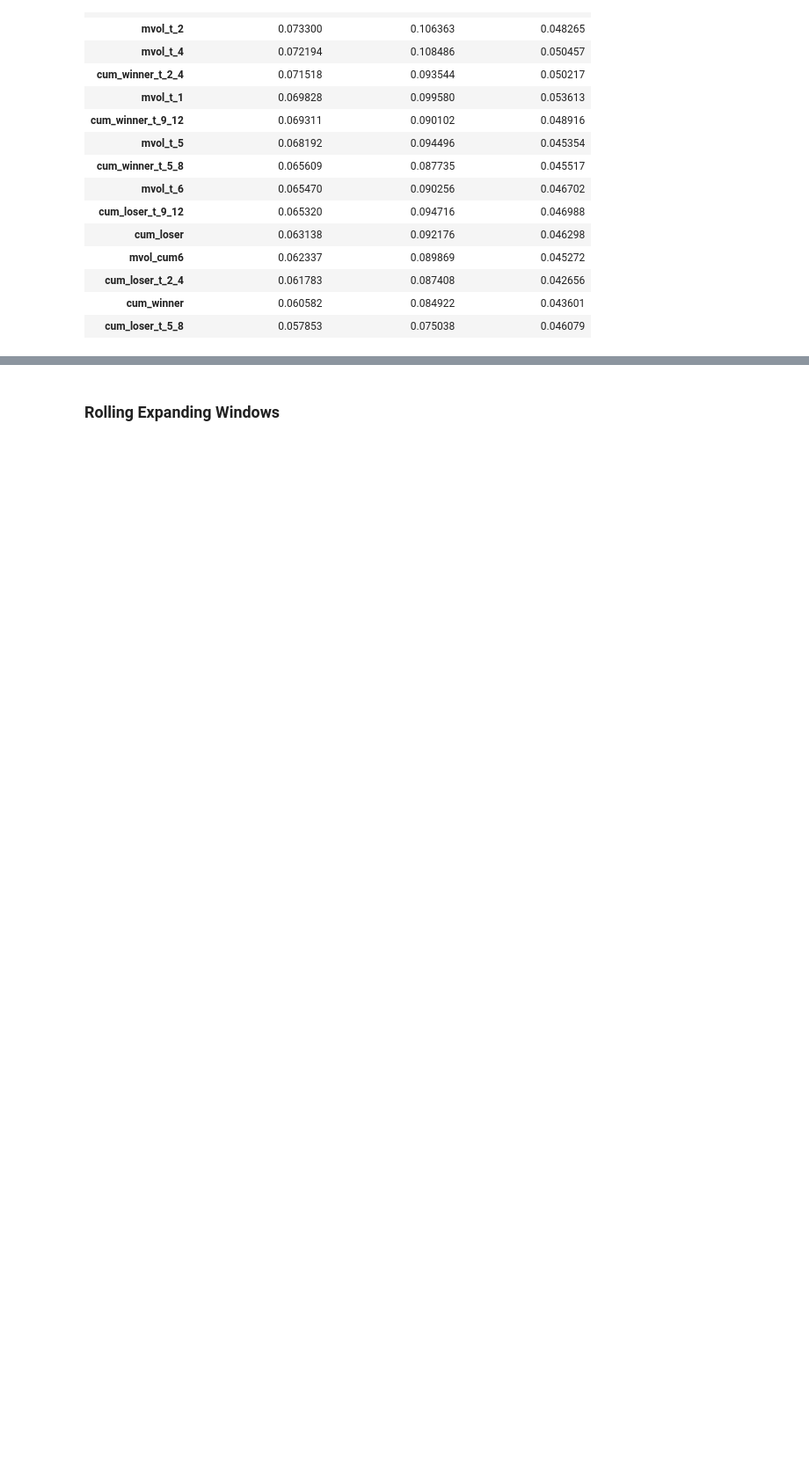
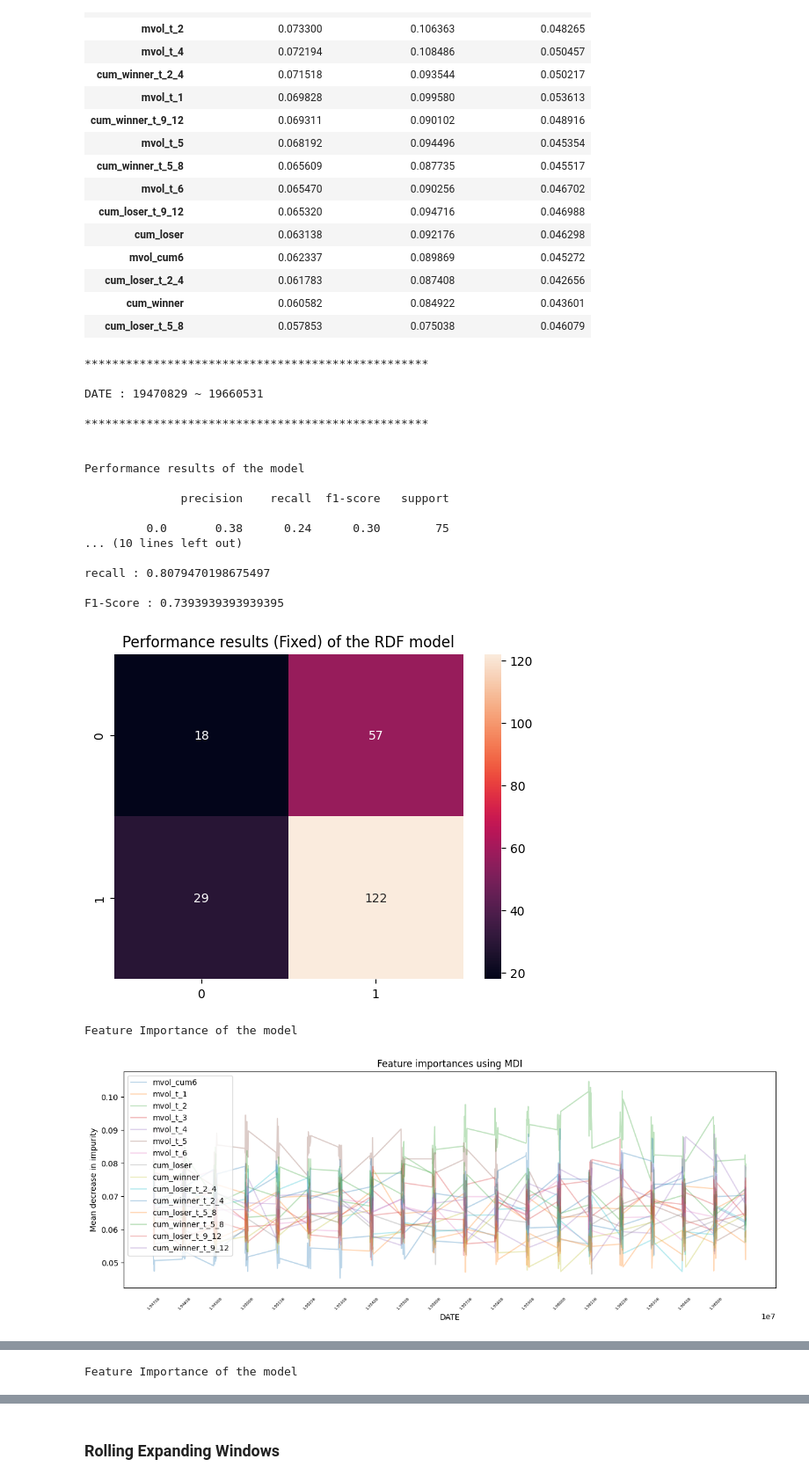
Before and after one commit to namwootree/UNIST_AICP, a Jupyter notebook: Rolling_Windows.ipynb, the cells around one changed output, grey strips where cells are left out. Shown at 88% size. Cells and saved outputs as stored; diff of their text form; code cells hidden in the pictures; blank space fills up the shorter version.

```diff
--- a/Rolling_Windows.ipynb
+++ b/Rolling_Windows.ipynb
@@ -173,7 +173,7 @@ def Roling_Windows(data, window_size, method, model, model_name, plot=True, plot
 
   # 모델의 변수 중요도 시각화
   if plot_feature == True:
-    plot_feature_importances(df_feature)
+    plot_feature_importances(result)
     print()
 
   # 학습 및 테스트 데이터 정보, 실제값과 예측값 정보, 변수 중요도 정보
@@ -206,6 +206,11 @@ def plot_result(data, method, model_name):
 # %%
 # Feature Importance 시각화
 def plot_feature_importances(data):
+
+  data = data[['mvol_cum6', 'mvol_t_1', 'mvol_t_2', 'mvol_t_3',
+       'mvol_t_4', 'mvol_t_5', 'mvol_t_6', 'cum_loser', 'cum_winner',
+       'cum_loser_t_2_4', 'cum_winner_t_2_4', 'cum_loser_t_5_8',
+       'cum_winner_t_5_8', 'cum_loser_t_9_12', 'cum_winner_t_9_12']]
 
   print('\nFeature Importance of the model\n')
 
@@ -269,6 +280,30 @@ def display_feature_importance(data, method):
     feature_df=feature_df.sort_values(by=method+'_'+'Feature_Importance', ascending=False)
 
     return feature_df
+# %%
+def slice_data(data, num, method, model_name):
+
+  division = int(data.shape[0]/num)
+
+  for i in range(num):
+
+    if i == num-1:
+      sliced_data = data.iloc[i*division:]
+
+    else:
+      sliced_data = data.iloc[i*division:(i+1)*division]
+
+    start = sliced_data.index[0]
+    end = sliced_data.index[-1]
+
+    print()
+    print('*'*50)
+    print(f'\nDATE : {start} ~ {end}\n')
+    print('*'*50)
+    print()
+
+    plot_result(sliced_data, method, model_name)
+    plot_feature_importances(sliced_data)
 # %% [markdown]
 ## Model
 # %%
@@ -324,3 +359,26 @@ Feature Importance of the model
 | cum_loser_t_2_4 | 0.061783 | 0.087408 | 0.042656 |
 | cum_winner | 0.060582 | 0.084922 | 0.043601 |
 | cum_loser_t_5_8 | 0.057853 | 0.075038 | 0.046079 |
+# %%
+slice_data(Fixed_RDF_Result, 4, 'Fixed', 'RDF')
+# %% [output]
+**************************************************
+
+DATE : 19470829 ~ 19660531
+
+**************************************************
+
+
+Performance results of the model
+
+              precision    recall  f1-score   support
+
+         0.0       0.38      0.24      0.30        75
+... (10 lines left out)
+
+recall : 0.8079470198675497
+
+F1-Score : 0.7393939393939395
+[figure, added]
+Feature Importance of the model
+[figure, added]
@@ -326,0 +420 @@ Feature Importance of the model
+Feature Importance of the model
```
Also changed, not shown: parts of 3 cells of this notebook.
